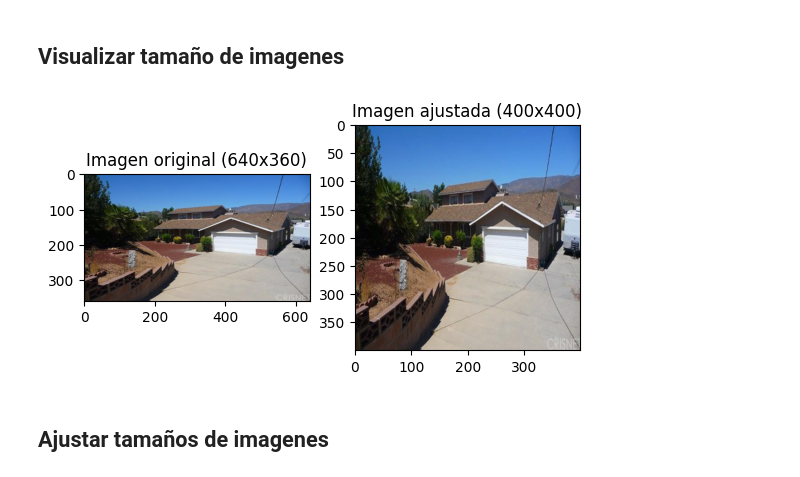
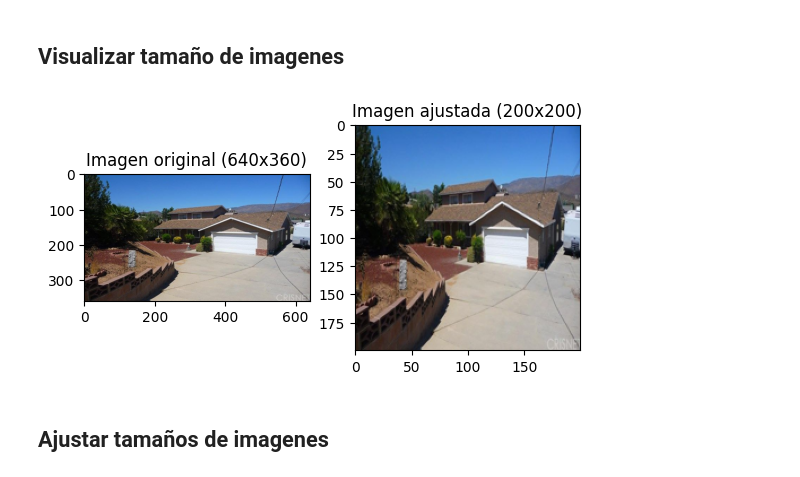
Before and after one commit to UrielMartinez21/Houses_predict, a Jupyter notebook: Pre-procesamiento/1_pre_processing.ipynb, the cells around one changed output. Drawn from its saved outputs; the diff is of its cells as text; code cells hidden in the pictures.

Commit message:
feat(Dataset):cambio de tamaño de imagenes

```diff
--- a/Pre-procesamiento/1_pre_processing.ipynb
+++ b/Pre-procesamiento/1_pre_processing.ipynb
@@ -36,28 +36,28 @@ df.head()
 # %%
 from PIL import Image
 import matplotlib.pyplot as plt
 
 # Ruta de la imagen objetivo
 imagen = '../Dataset/Houses-dataset/Houses Dataset/309_frontal.jpg'
 
 # Abrir la imagen
 im = Image.open(imagen)
 
 # Ajustar el tamaño de la imagen
-im_resized = im.resize((400, 400))
+im_resized = im.resize((200, 200))
 
 # Configurar subplots para mostrar imágenes una al lado de la otra
 plt.subplot(1, 2, 1)
 plt.title(f'Imagen original ({im.size[0]}x{im.size[1]})')
 plt.imshow(im)
 
 plt.subplot(1, 2, 2)
 plt.title(f'Imagen ajustada ({im_resized.size[0]}x{im_resized.size[1]})')
 plt.imshow(im_resized)
 
 plt.show()
 # %% [output]
-[figure, old version]
+[figure, new version]
 # %% [markdown]
 ## Ajustar tamaños de imagenes
 # %%
```
Also changed, not shown: parts of 2 cells of this notebook, 7 other files.
